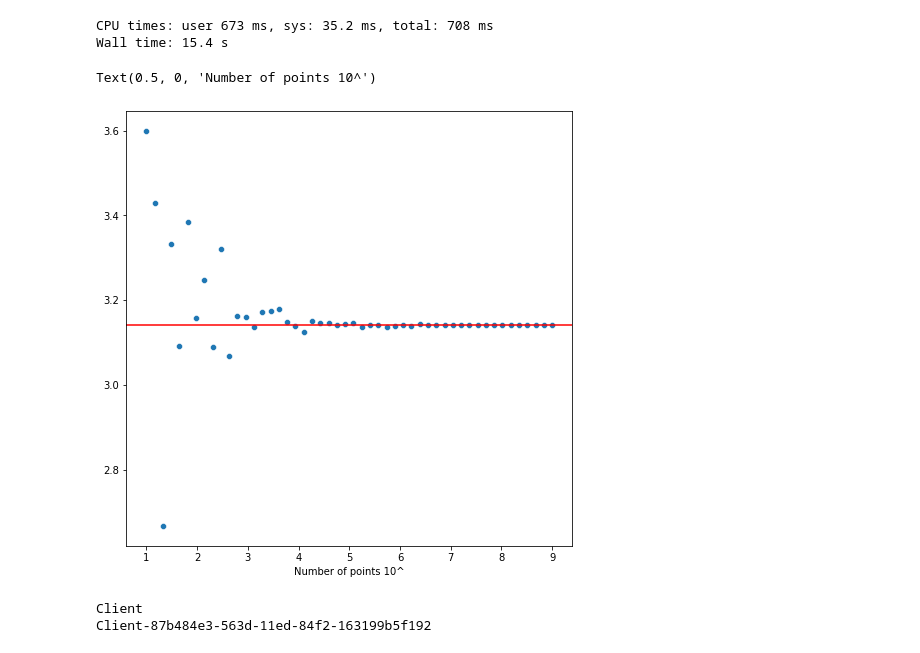
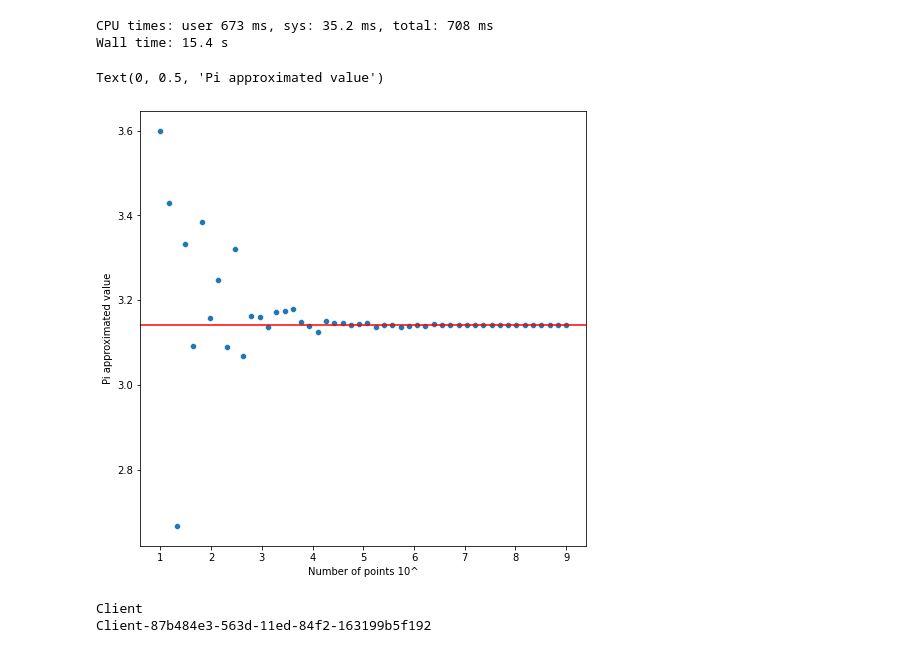
Before and after one commit to ddl-odette/Adv_data_science, a Jupyter notebook: Dask_pi.ipynb, the cells around one changed output. Drawn from its saved outputs; the diff is of its cells as text; code cells hidden in the pictures.

```diff
--- a/Dask_pi.ipynb
+++ b/Dask_pi.ipynb
@@ -508,14 +508,14 @@ Wall time: 15.4 s
 # %%
 plt.figure(figsize = (8,8))
 
 graph = sns.scatterplot(data = pi_list, y=pi_list.values(), x=pi_list.keys() )
 
 pi = graph.axhline(math.pi, c='r')
 graph.axes.set_xlabel('Number of points 10^')
-graph.axes.set_ylabel('Pi a')
+graph.axes.set_ylabel('Pi approximated value')
 # %% [output]
-Text(0.5, 0, 'Number of points 10^')
+Text(0, 0.5, 'Pi approximated value')
-[figure, old version]
+[figure, new version]
 # %%
 client.restart()
 # %% [output]
```
Also changed, not shown: parts of 4 cells of this notebook, 1 other file.
